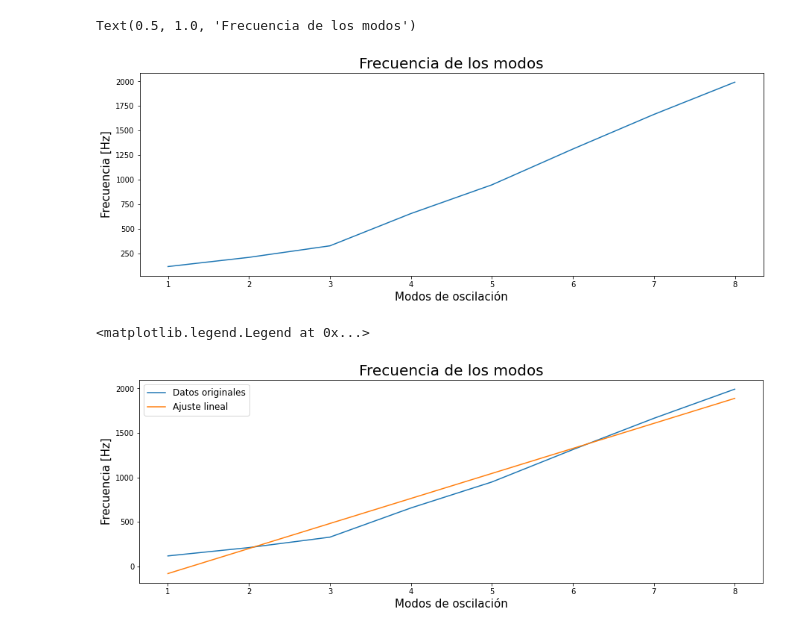
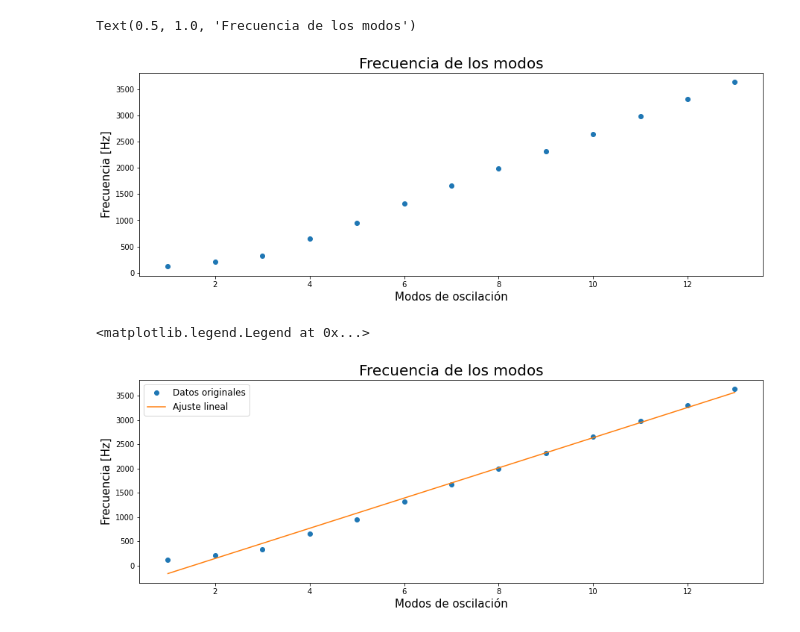
Before and after one commit to SimonSanfeliu/Lab-3, a Jupyter notebook: Lab_6_Métodos.ipynb, the cells around one changed output. Cells and saved outputs as stored; diff of their text form; code cells hidden in the pictures.

```diff
--- a/Lab_6_Métodos.ipynb
+++ b/Lab_6_Métodos.ipynb
@@ -4,8 +4,8 @@
 import numpy as np
 import matplotlib.pyplot as plt
 # %%
-x = np.array([1,2,3,4,5,6,7,8])
-y = np.array([117.188,210.938,328.125,656.25,948.375,1312.5,1664.063,1992.188])
+x = np.array([1,2,3,4,5,6,7,8,9,10,11,12,13])
+y = np.array([117.188,210.938,328.125,656.25,948.375,1312.5,1664.063,1992.188,2320.313,2648.438,2976.563,3304.688,3632.813])
 s_x = x.sum()
 s_y = y.sum()
 xy = x*y
@@ -52,17 +53,17 @@ R2 = 0.9871723706629277
 # %%
 plt.figure(figsize= (15,5))
-plt.plot(x,y)
+plt.plot(x,y,'o')
 plt.xlabel('Modos de oscilación', fontsize = 15)
 plt.ylabel('Frecuencia [Hz]', fontsize = 15)
 plt.title('Frecuencia de los modos', fontsize = 20)
 # %% [output]
 Text(0.5, 1.0, 'Frecuencia de los modos')
-[figure, old version]
+[figure, new version]
 # %%
 reg = a*x + b
 # %%
 plt.figure(figsize= (15,5))
-plt.plot(x,y,label= 'Datos originales')
+plt.plot(x,y,'o',label= 'Datos originales')
 plt.plot(x,reg,label= 'Ajuste lineal')
 plt.xlabel('Modos de oscilación', fontsize = 15)
 plt.ylabel('Frecuencia [Hz]', fontsize = 15)
@@ -70,7 +71,7 @@ plt.title('Frecuencia de los modos', fontsize = 20)
 plt.legend(loc = 'best', fontsize = 12)
 # %% [output]
 <matplotlib.legend.Legend at 0x...>
-[figure, old version]
+[figure, new version]
 # %%
 L = 0.645
 c1 = (2*L/x)*(a*x+b)
```
Also changed, not shown: parts of 6 cells of this notebook.
